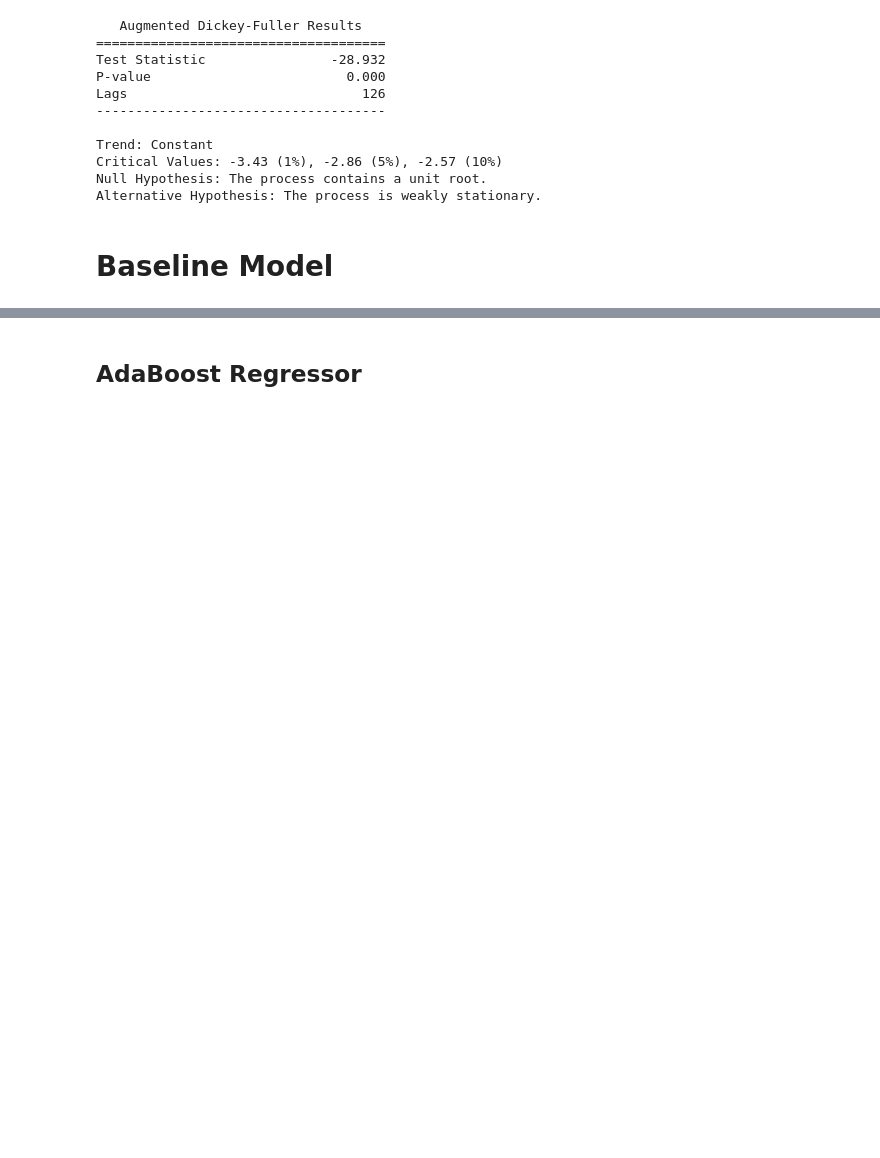
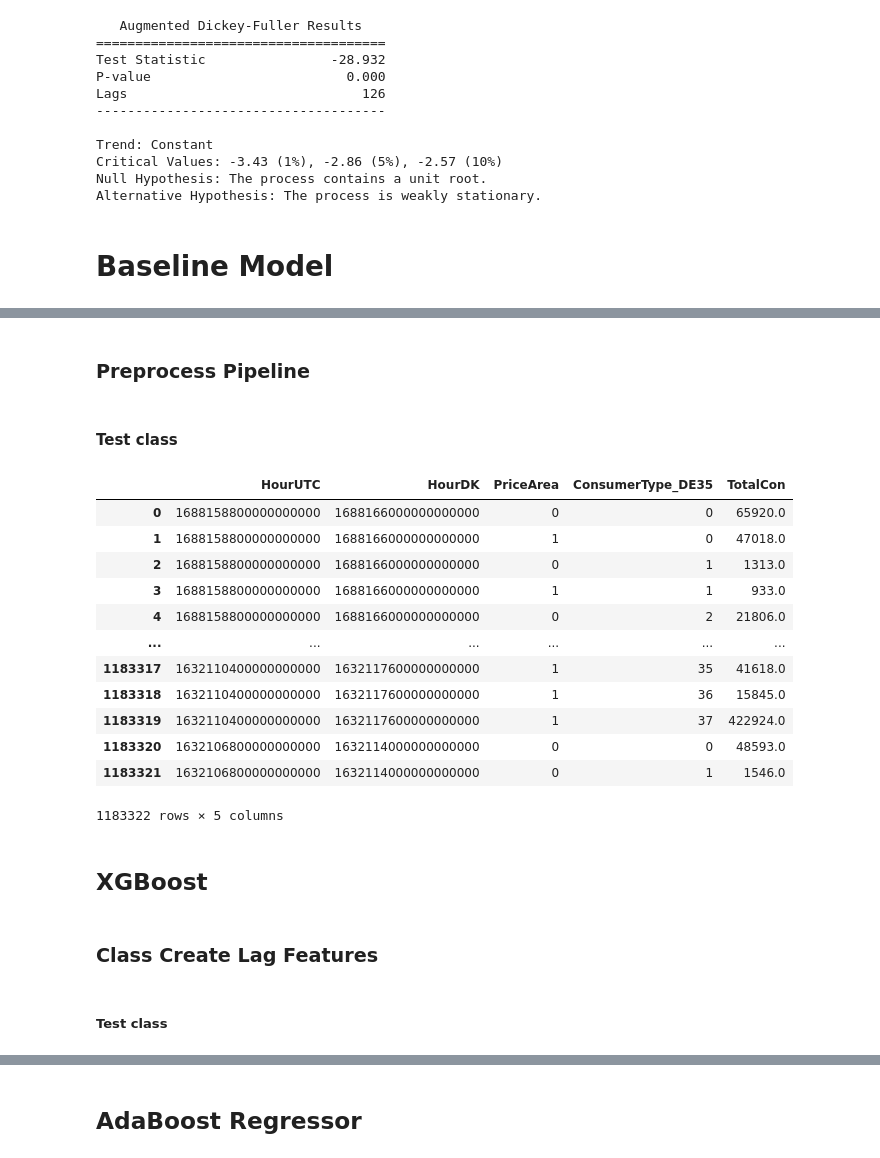
Before and after one commit to quantran-13/cs2215-ECD-mlops, a Jupyter notebook: notebooks/baseline_model.ipynb, the cells around one changed output, grey strips where cells are left out. Drawn from its saved outputs; the diff is of its cells as text; code cells hidden in the pictures; blank space fills up the shorter version.

```diff
--- a/notebooks/baseline_model.ipynb
+++ b/notebooks/baseline_model.ipynb
@@ -126,0 +130,10 @@ Alternative Hypothesis: The process is weakly stationary.
+# %%
+import pandas as pd
+import matplotlib.pyplot as plt
+from sklearn.preprocessing import OneHotEncoder
+from sklearn.compose import ColumnTransformer
+from sklearn.pipeline import Pipeline
+
+DATA_PATH = "../data/processed/cleaned_data_30Sep2023.csv"
+df = pd.read_csv(DATA_PATH)
+df.head()
@@ -126,0 +156,2 @@ Alternative Hypothesis: The process is weakly stationary.
+# %% [markdown]
+### Preprocess Pipeline
@@ -126,0 +194,28 @@ Alternative Hypothesis: The process is weakly stationary.
+# %% [markdown]
+#### Test class
+# %%
+# Create a scikit-learn pipeline
+preprocessing_pipeline = Pipeline([
+    ('preprocessor', TimeSeriesPreprocessor())
+])
+
+# Example usage:
+# Assuming 'data' is your original DataFrame
+processed_data = preprocessing_pipeline.fit_transform(df)
+processed_data
+# %% [output]
+|  | HourUTC | HourDK | PriceArea | ConsumerType_DE35 | TotalCon |
+| 0 | 1688158800000000000 | 1688166000000000000 | 0 | 0 | 65920.0 |
+| 1 | 1688158800000000000 | 1688166000000000000 | 1 | 0 | 47018.0 |
+| 2 | 1688158800000000000 | 1688166000000000000 | 0 | 1 | 1313.0 |
+| 3 | 1688158800000000000 | 1688166000000000000 | 1 | 1 | 933.0 |
+| 4 | 1688158800000000000 | 1688166000000000000 | 0 | 2 | 21806.0 |
+| ... | ... | ... | ... | ... | ... |
+| 1183317 | 1632110400000000000 | 1632117600000000000 | 1 | 35 | 41618.0 |
+| 1183318 | 1632110400000000000 | 1632117600000000000 | 1 | 36 | 15845.0 |
+| 1183319 | 1632110400000000000 | 1632117600000000000 | 1 | 37 | 422924.0 |
+| 1183320 | 1632106800000000000 | 1632114000000000000 | 0 | 0 | 48593.0 |
+| 1183321 | 1632106800000000000 | 1632114000000000000 | 0 | 1 | 1546.0 |
+1183322 rows × 5 columns
+# %% [markdown]
+## XGBoost
@@ -126,0 +227,2 @@ Alternative Hypothesis: The process is weakly stationary.
+# %% [markdown]
+### Class Create Lag Features
@@ -126,0 +256,2 @@ Alternative Hypothesis: The process is weakly stationary.
+# %% [markdown]
+##### Test class
```
Also changed, not shown: parts of 25 cells of this notebook, 1 other file.
